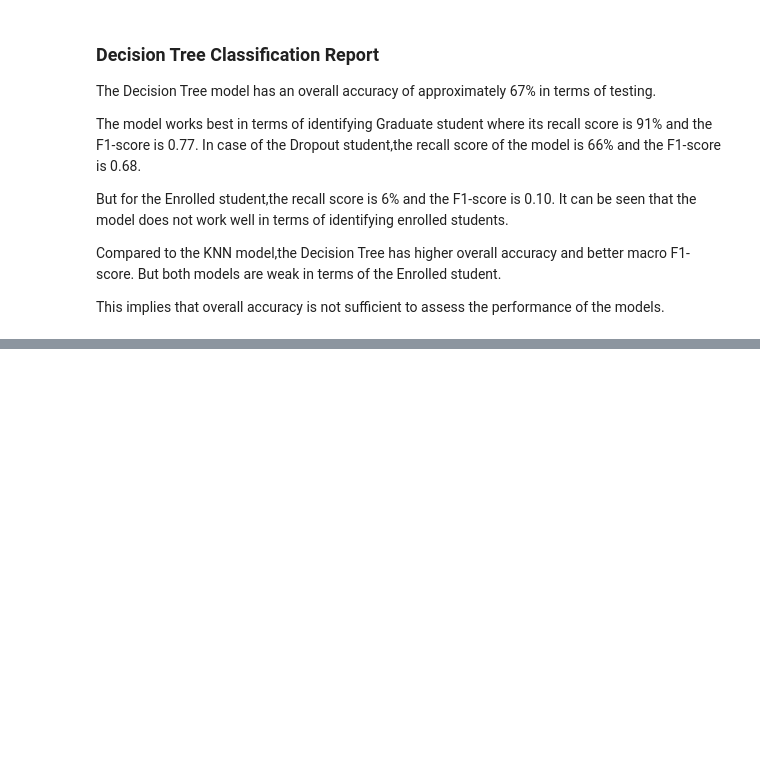
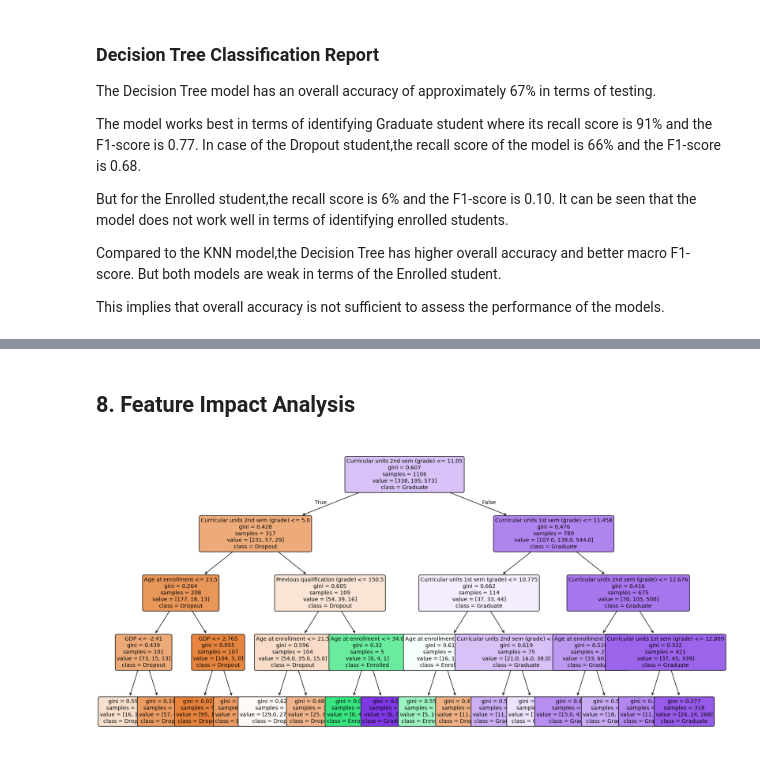
Before and after one commit to 2026845/Machine-Learning, a Jupyter notebook: Untitled.ipynb, the cells around one changed output, grey strips where cells are left out. Drawn from its saved outputs; the diff is of its cells as text; code cells hidden in the pictures; blank space fills up the shorter version.

```diff
--- a/Untitled.ipynb
+++ b/Untitled.ipynb
@@ -599,0 +751,14 @@ This implies that overall accuracy is not sufficient to assess the performance o
+# %% [markdown]
+## 8. Feature Impact Analysis
+# %%
+from sklearn.tree import plot_tree
+import matplotlib.pyplot as plt
+
+plt.figure(figsize = (20, 10))
+plot_tree(dt_model, filled = True,
+          feature_names = X.columns.tolist(),
+          class_names = [str(label) for label in dt_model.classes_],
+          rounded = True, fontsize = 10)
+plt.show()
+# %% [output]
+[figure, added]
```
Also changed, not shown: parts of 18 cells of this notebook.
